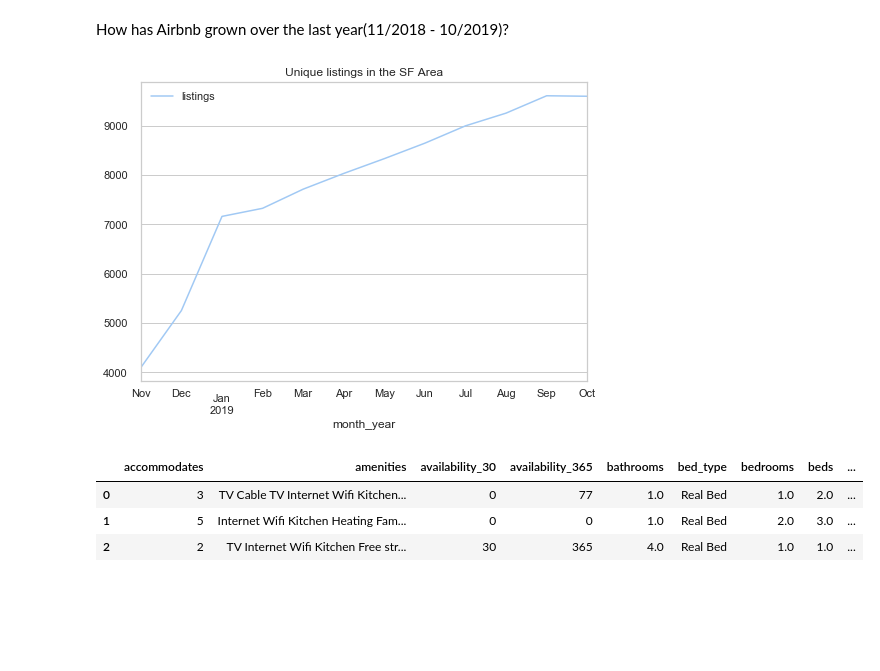
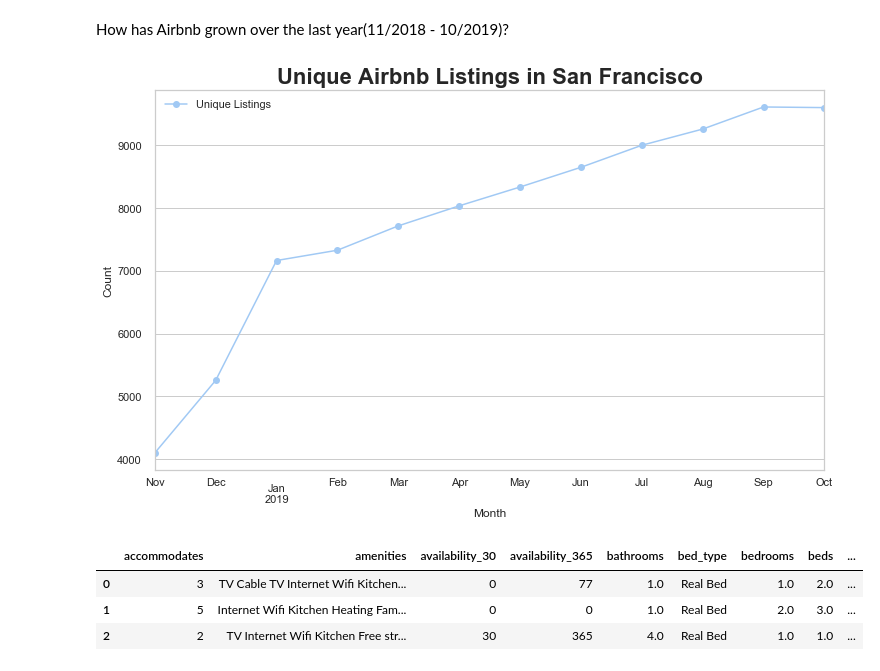
Before and after one commit to KishenSharma6/Airbnb-SF, a Jupyter notebook: Project Codes/03. Exploratory Data Analysis/12_27_2019_EDA.ipynb, the cells around one changed output. Cells and saved outputs as stored; diff of their text form; code cells hidden in the pictures; blank space fills up the shorter version.

Commit message:
first visual completed

```diff
--- a/Project Codes/03. Exploratory Data Analysis/12_27_2019_EDA.ipynb
+++ b/Project Codes/03. Exploratory Data Analysis/12_27_2019_EDA.ipynb
@@ -148,11 +148,14 @@ sf_zillow
 # %% [markdown]
 How has Airbnb grown over the last year(11/2018 - 10/2019)?
 # %%
-#Filter calendar to show listings from nov 2018 till now
+#Filter calendar to show listings from nov 2018 - oct 2019 and store in a df
 last_year=calendar[(calendar['date'] < '2019-11-01')]
-#(calendar['date'] > '2018-10-31') &
+
+#Extract month and year from date. Store as month_year
 last_year['month_year'] = pd.to_datetime(calendar['date']).dt.to_period('M')
+
+#Group last year by month_year and get a count of unique listings per month
+last_year = last_year.groupby(['month_year'])['listing_id'].agg({'nunique'}).reset_index()
+
+#Rename columns
+last_year =last_year.rename(columns = {'nunique': 'listings'})
-# %%
-last_year = last_year.groupby(['month_year'])['listing_id'].agg({'nunique'})
-# %%
-last_year = last_year.reset_index()
@@ -161,17 +162,20 @@ last_year =last_year.rename(columns = {'nunique': 'listings'})
 # %%
 #Plot data
-last_year.plot(x='month_year', y='listings', kind = 'line',
-          title='Unique listings in the SF Area',
-         linewidth = 1.5)
+ax = last_year.plot(x='month_year', y='listings', kind = 'line',style='o-', markersize=7,
+          title='Unique Airbnb Listings in San Francisco', label= 'Unique Listings',
+         linewidth = 1.5, figsize = (12,7))
 
-#get plot object
-ax = plt.gca()
+#Set x and y labels
+ax.set_xlabel('Month')
+ax.set_ylabel('Count')
 
+#Set Title
+ax.set_title('Unique Airbnb Listings in San Francisco', fontweight = 'bold', fontsize=22)
 
 #Mute vertical grid lines
 ax.grid(b = False, which ='major', axis = 'x')
 # %% [output]
-[figure, old version]
+[figure, new version]
 # %%
 #Average rent per neighborhood vs zillow
 #i could compare month column to zillow data
```
Also changed, not shown: parts of 2 cells of this notebook.
